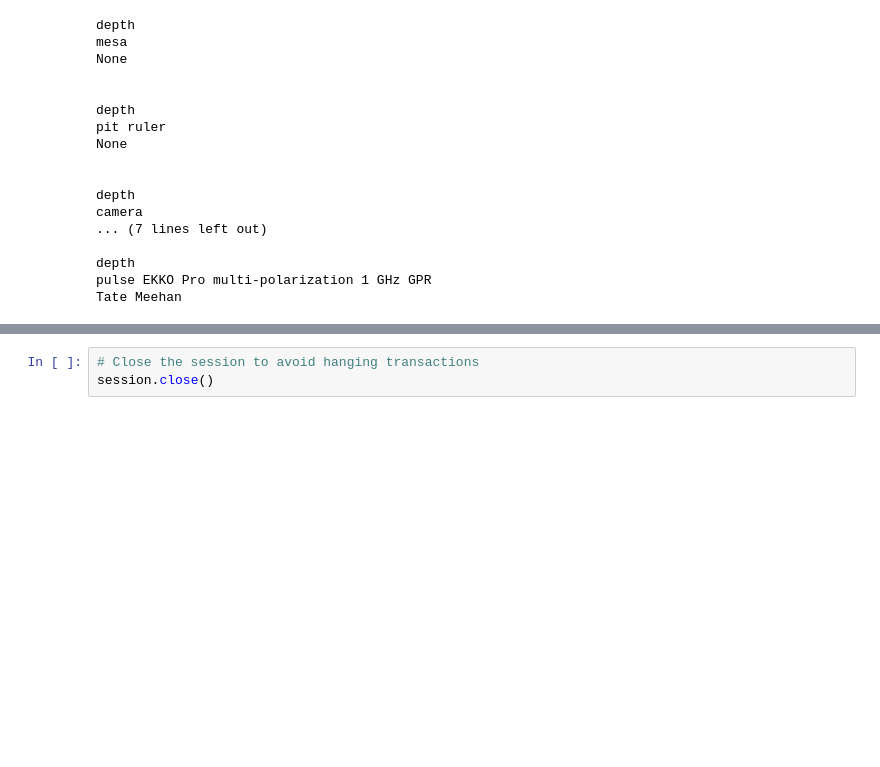
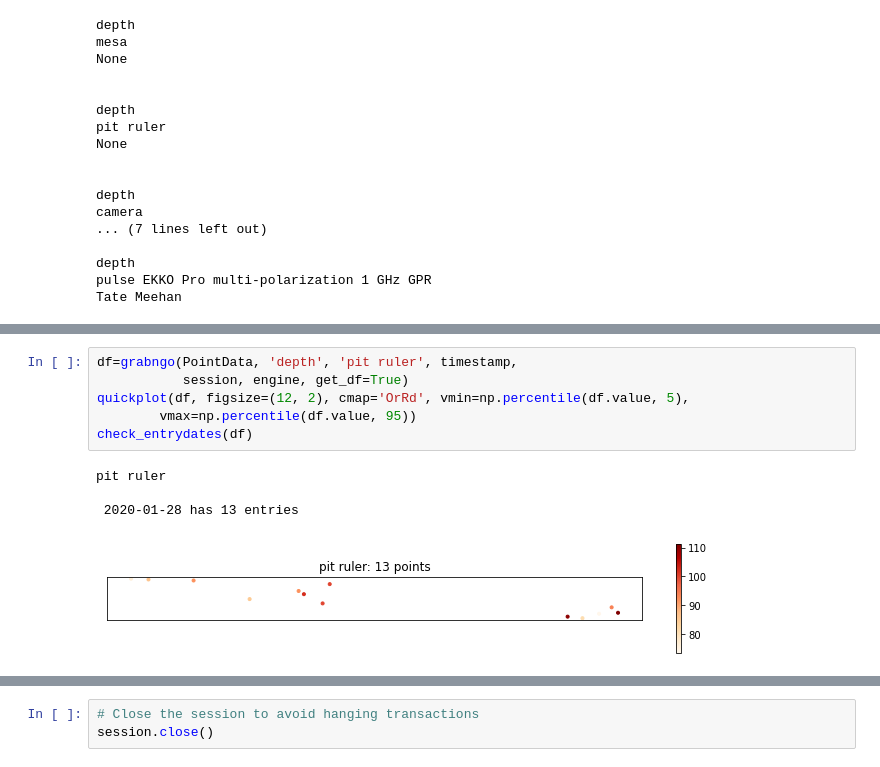
Before and after one commit to snowex-hackweek/integration_station, a Jupyter notebook: contributors/michelle/depths_and_dems.ipynb, the cells around one changed output, grey strips where cells are left out. Saved outputs shown, nothing was run; the diff lists cells and outputs as text; blank space fills up the shorter version.

```diff
--- a/contributors/michelle/depths_and_dems.ipynb
+++ b/contributors/michelle/depths_and_dems.ipynb
@@ -231,0 +292,11 @@ plt.title(f'{df.loc[0].instrument}: {df.shape[0]} points');
+# %%
+df=grabngo(PointData, 'depth', 'pit ruler', timestamp,
+           session, engine, get_df=True)
+quickplot(df, figsize=(12, 2), cmap='OrRd', vmin=np.percentile(df.value, 5),
+        vmax=np.percentile(df.value, 95))
+check_entrydates(df)
+# %% [output]
+pit ruler
+
+ 2020-01-28 has 13 entries
+[figure, added]
```
Also changed, not shown: parts of 55 cells of this notebook.
